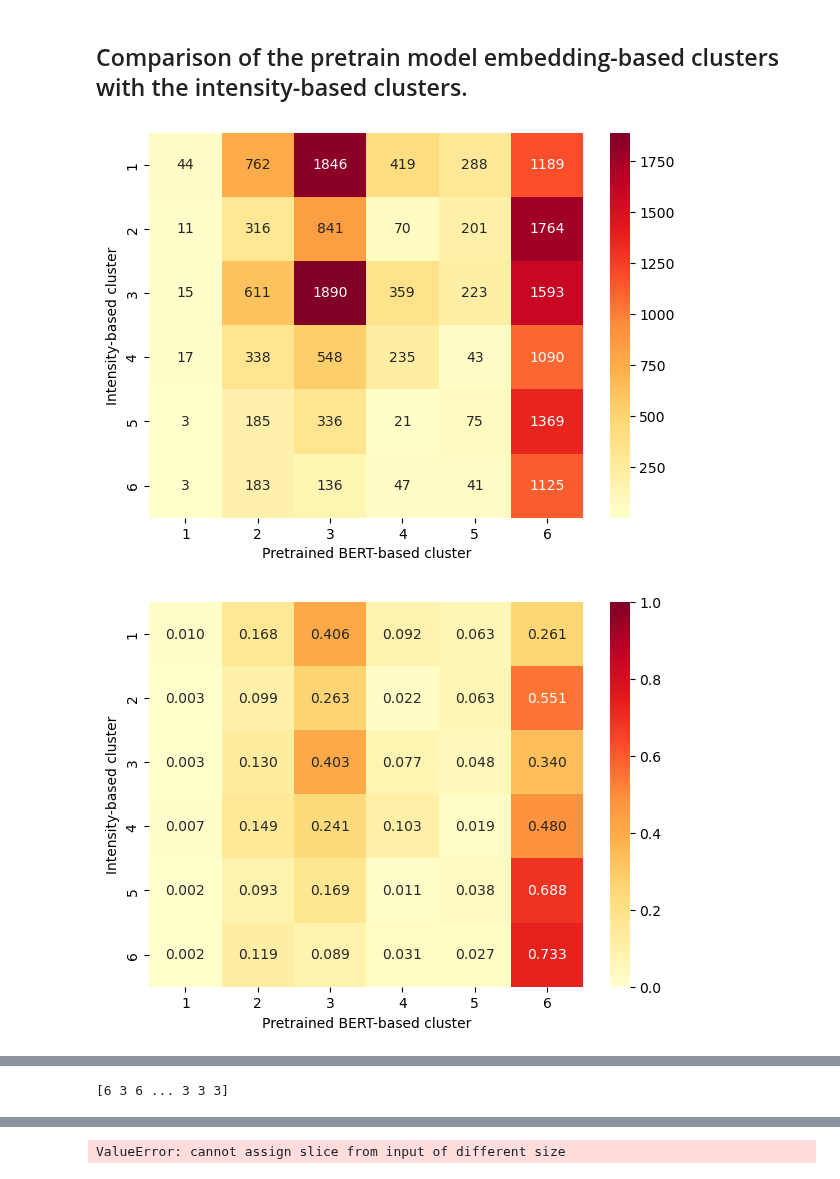
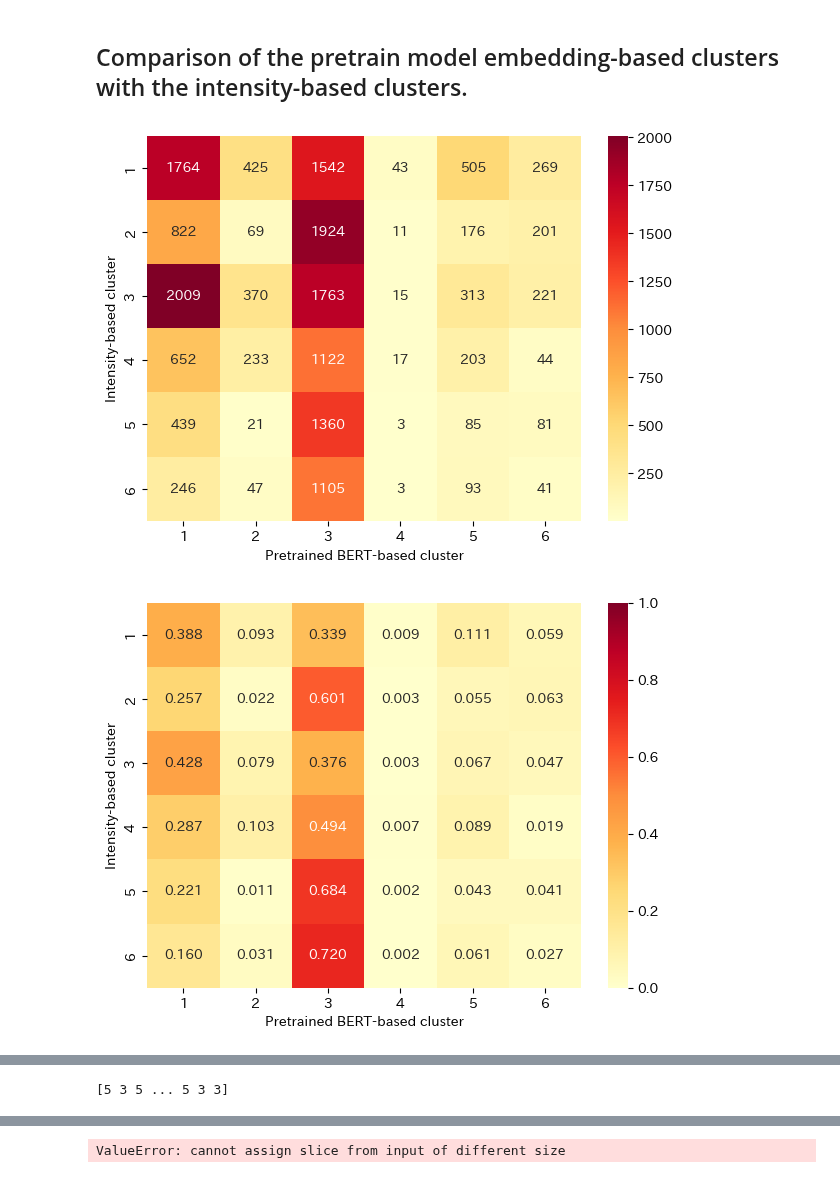
Before and after one commit to maruyama-lab-design/Preservation-of-Emotional-Context-in-Tweet-Embeddings, a Jupyter notebook: word2vec_kmeans.ipynb, the cells around one changed output, grey strips where cells are left out. Drawn from its saved outputs; the diff is of its cells as text; code cells hidden in the pictures.

```diff
--- a/word2vec_kmeans.ipynb
+++ b/word2vec_kmeans.ipynb
@@ -56,11 +38,11 @@ elif flag == "fine_tuned":
     # model = AutoModelForSequenceClassification.from_pretrained("trained_model", output_hidden_states=True) # output_hidden_states=True allows us to access hidden states.
     model = AutoModelForSequenceClassification.from_pretrained(os.path.join("output", "trained_model"), output_hidden_states=True) # output_hidden_states=True allows us to access hidden states.
     path_to_embeddings = os.path.join(embedding_path, 'fine-tuned_embeddings.tsv')
-    permutation_for_cluster_IDs = [2, 3, 1, 4, 5, 6]
+    permutation_for_cluster_IDs = [3, 5, 1, 6, 2, 4]
 
 elif flag == "word2vec":
     path_to_embeddings = os.path.join(embedding_path, 'word2vec_embeddings.tsv')
-    permutation_for_cluster_IDs = [1, 2, 3, 4, 5, 6] # To-do: change this to ?
+    permutation_for_cluster_IDs = [3, 4, 5, 1, 6, 2] # To-do: change this to ?
 
 if os.path.isfile(path_to_embeddings):
     df_embeddings = pd.read_table(path_to_embeddings, header=None)
@@ -119,35 +94,47 @@ memory usage: 142.6 KB
 # %%
 df_clusters = pd.DataFrame(clusters, columns=['clusters'])
 conf_mat = confusion_matrix(df_intensity_clusters['labels'], df_clusters['clusters'], labels=list(set(emotion_clusters))) # confusion matrix
-conf_mat_norm_by_row = conf_mat.astype('float') / conf_mat.sum(axis=1)[:, np.newaxis] # Normalize the confusion matrix by row.
-conf_mat_norm_by_column = conf_mat.astype('float') / conf_mat.sum(axis=0)[:, np.newaxis] # Normalize the confusion matrix by row.
+# conf_mat_norm_by_row = conf_mat.astype('float') / conf_mat.sum(axis=1)[:, np.newaxis] # Normalize the confusion matrix by row.
+# conf_mat_norm_by_column = conf_mat.astype('float') / conf_mat.sum(axis=0)[:, np.newaxis] # Normalize the confusion matrix by row.
+
+conf_mat_norm_by_row = confusion_matrix(df_intensity_clusters['labels'], df_clusters['clusters'], labels=list(set(emotion_clusters)), normalize='true')
+conf_mat_norm_by_column = confusion_matrix(df_intensity_clusters['labels'], df_clusters['clusters'], labels=list(set(emotion_clusters)), normalize='pred')
+conf_mat_norm_by_all = confusion_matrix(df_intensity_clusters['labels'], df_clusters['clusters'], labels=list(set(emotion_clusters)), normalize='all')
 
 # Heatmap of the confusion matrix
 plt.figure(figsize=(7, 5))
 sns.heatmap(conf_mat, annot=True, cmap='YlOrRd', fmt='g')
 plt.xlabel('Pretrained BERT-based cluster')
 plt.ylabel('Intensity-based cluster')
 plt.xticks(np.arange(len(set(emotion_clusters))) + 0.5, range(1, len(set(emotion_clusters)) + 1))
 plt.yticks(np.arange(len(set(emotion_clusters))) + 0.5, range(1, len(set(emotion_clusters)) + 1))
 plt.show()
 
 # Heatmap of the normalized confusion matrix
 plt.figure(figsize=(7, 5))
 sns.heatmap(conf_mat_norm_by_row, annot=True, cmap='YlOrRd', fmt='.3f', vmin=0, vmax=1)
 plt.xlabel('Pretrained BERT-based cluster')
 plt.ylabel('Intensity-based cluster')
 plt.xticks(np.arange(len(set(emotion_clusters))) + 0.5, range(1, len(set(emotion_clusters)) + 1))
 plt.yticks(np.arange(len(set(emotion_clusters))) + 0.5, range(1, len(set(emotion_clusters)) + 1))
 plt.show()
 
 # Heatmap of the normalized confusion matrix
 plt.figure(figsize=(7, 5))
 sns.heatmap(conf_mat_norm_by_column, annot=True, cmap='YlOrRd', fmt='.3f', vmin=0, vmax=1)
 plt.xlabel('Pretrained BERT-based cluster')
 plt.ylabel('Intensity-based cluster')
 plt.xticks(np.arange(len(set(emotion_clusters))) + 0.5, range(1, len(set(emotion_clusters)) + 1))
 plt.yticks(np.arange(len(set(emotion_clusters))) + 0.5, range(1, len(set(emotion_clusters)) + 1))
 plt.show()
+
+plt.figure(figsize=(7, 5))
+sns.heatmap(conf_mat_norm_by_all, annot=True, cmap='YlOrRd', fmt='.3f', vmin=0, vmax=1)
+plt.xlabel('Pretrained BERT-based cluster')
+plt.ylabel('Intensity-based cluster')
+plt.xticks(np.arange(len(set(emotion_clusters))) + 0.5, range(1, len(set(emotion_clusters)) + 1))
+plt.yticks(np.arange(len(set(emotion_clusters))) + 0.5, range(1, len(set(emotion_clusters)) + 1))
+plt.show()
 # %% [output]
-[figure, old version]
+[figure, new version]
-[figure, old version]
+[figure, new version]
@@ -155,21 +143,4 @@ plt.show()
 # %%
-# Rename cluster IDs for pretrain or fine-tuning
-# pretrained
-# clusters[clusters == 1] = -5
-# clusters[clusters == 2] = -2
-# clusters[clusters == 3] = -4
-# clusters[clusters == 4] = -6
-# clusters[clusters == 5] = -3
-# clusters[clusters == 6] = -1
-
-# 多分 fine-tuned 用．
-# clusters[clusters == 1] = -5
-# clusters[clusters == 2] = -2
-# clusters[clusters == 3] = -1
-# clusters[clusters == 4] = -4
-# clusters[clusters == 5] = -3
-# clusters[clusters == 6] = -6
-
 indexes = range(1,len(permutation_for_cluster_IDs)+1)
 for index, val in zip(indexes, permutation_for_cluster_IDs):
     clusters[clusters == index] = -val
@@ -178,7 +149,7 @@ for id in range(1,7):
     clusters[clusters == -id] = id
 print(clusters)
 # %% [output]
-[6 3 6 ... 3 3 3]
+[5 3 5 ... 5 3 3]
 # %%
 df_clusters = pd.DataFrame(clusters, columns=['clusters'])
 conf_mat = confusion_matrix(df_intensity_clusters['labels'], df_clusters['clusters'], labels=list(set(emotion_clusters))) # confusion matrix
```
Also changed, not shown: parts of 7 cells of this notebook, 2 other files.
